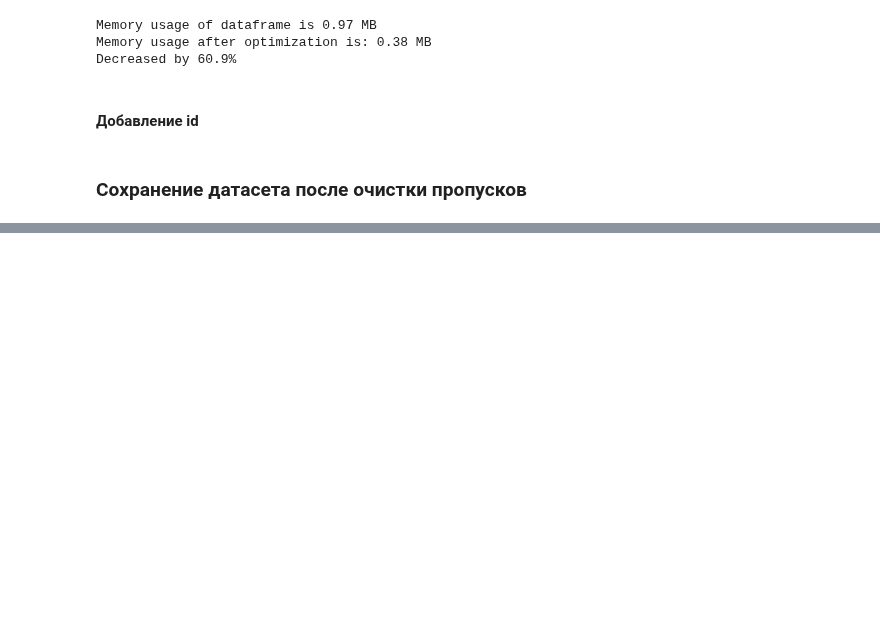
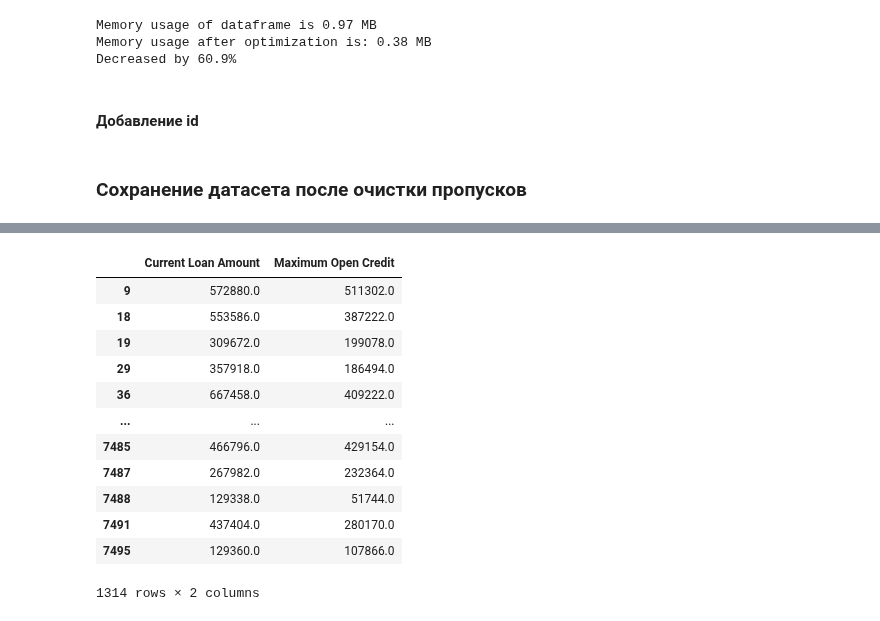
Before and after one commit to stureiko/GeekBrains, a Jupyter notebook: DataLibraries-2/course_project/IOStureiko_solution.ipynb, the cells around one changed output, grey strips where cells are left out. Saved outputs shown, nothing was run; the diff lists cells and outputs as text; code cells hidden in the pictures; blank space fills up the shorter version.

```diff
--- a/DataLibraries-2/course_project/IOStureiko_solution.ipynb
+++ b/DataLibraries-2/course_project/IOStureiko_solution.ipynb
@@ -234,0 +287,16 @@ df.to_csv(PREP_DATASET_PATH, index=False, encoding='utf-8')
+# %%
+df.loc[df['Current Loan Amount'] > df['Maximum Open Credit'], ['Current Loan Amount', 'Maximum Open Credit']]
+# %% [output]
+|  | Current Loan Amount | Maximum Open Credit |
+| 9 | 572880.0 | 511302.0 |
+| 18 | 553586.0 | 387222.0 |
+| 19 | 309672.0 | 199078.0 |
+| 29 | 357918.0 | 186494.0 |
+| 36 | 667458.0 | 409222.0 |
+| ... | ... | ... |
+| 7485 | 466796.0 | 429154.0 |
+| 7487 | 267982.0 | 232364.0 |
+| 7488 | 129338.0 | 51744.0 |
+| 7491 | 437404.0 | 280170.0 |
+| 7495 | 129360.0 | 107866.0 |
+1314 rows × 2 columns
```
Also changed, not shown: parts of 10 cells of this notebook.
